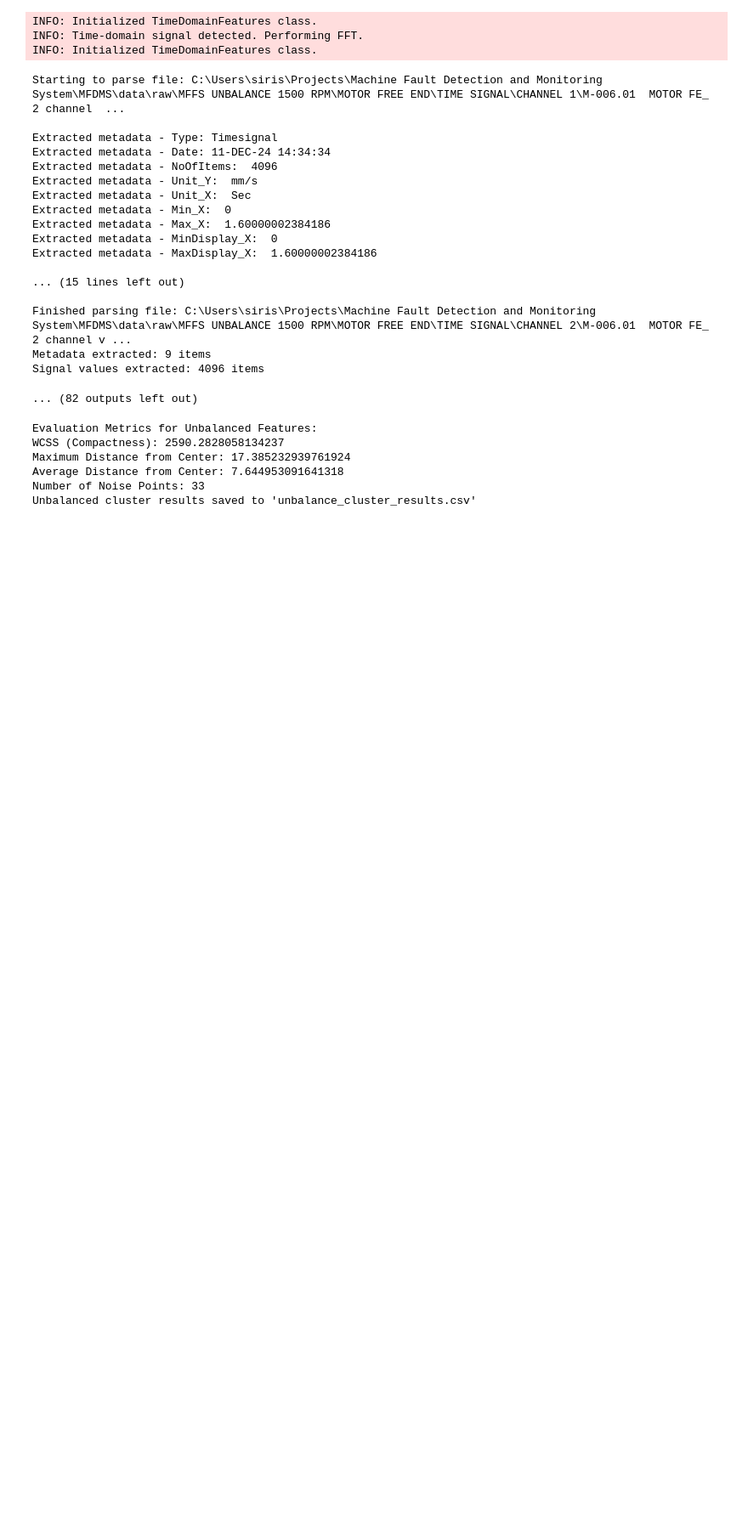
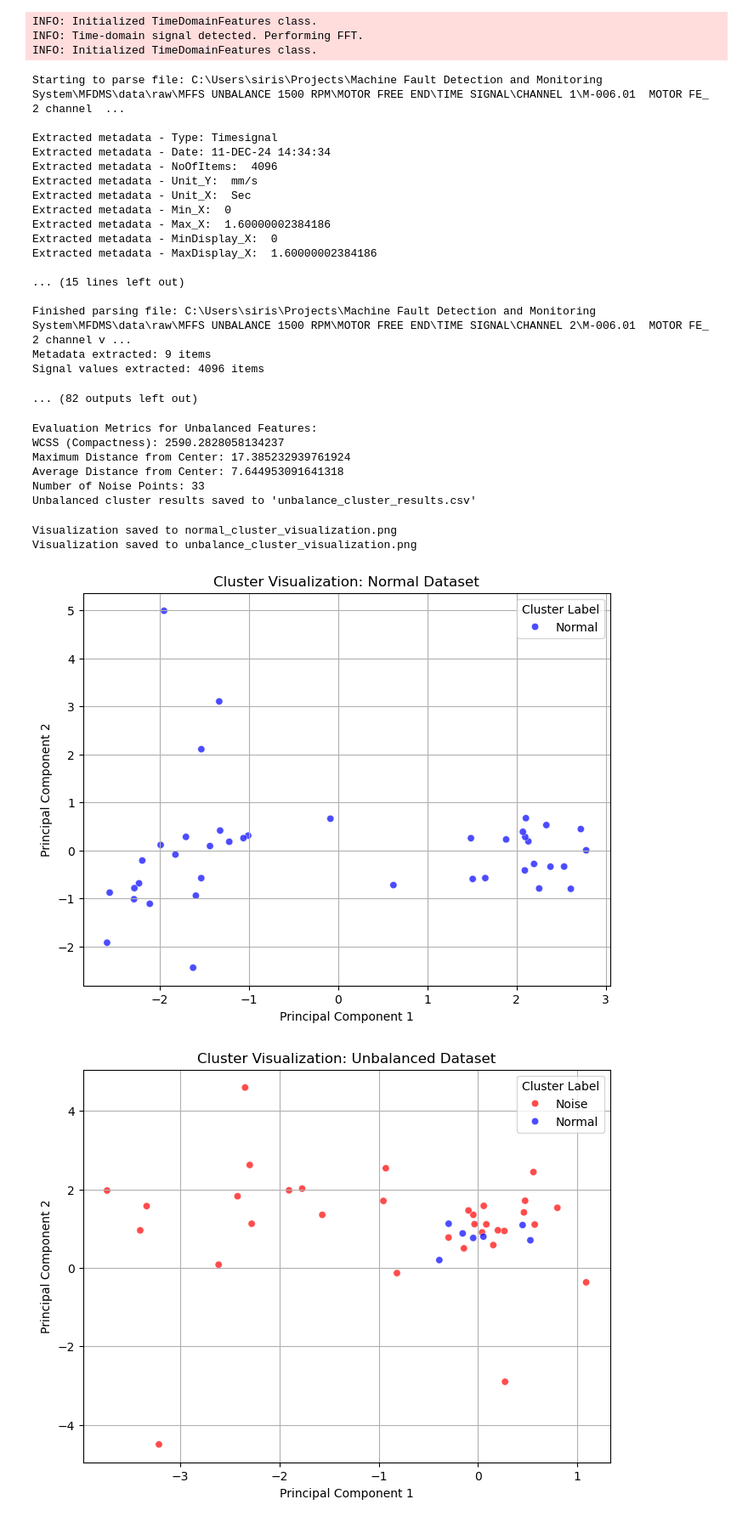
Before and after one commit to srihari-sirisipalli/MFSMD, a Jupyter notebook: notebooks/modeling/model.ipynb, the cells around one changed output. Shown at 85% size. Drawn from its saved outputs; the diff is of its cells as text; code cells hidden in the pictures; blank space fills up the shorter version.

Commit message:
cluster visualization is added

```diff
--- a/notebooks/modeling/model.ipynb
+++ b/notebooks/modeling/model.ipynb
@@ -1010,3 +1010,63 @@ Maximum Distance from Center: 17.385232939761924
 Average Distance from Center: 7.644953091641318
 Number of Noise Points: 33
 Unbalanced cluster results saved to 'unbalance_cluster_results.csv'
+# %%
+import matplotlib.pyplot as plt
+import seaborn as sns
+
+def visualize_clusters(data, labels, title, pca_model, save_path=None):
+    """
+    Visualizes the clusters using PCA-reduced data.
+    - data: The original high-dimensional dataset.
+    - labels: The predicted cluster labels ("Normal" or "Noise").
+    - title: Title for the plot.
+    - pca_model: Pre-trained PCA model for dimensionality reduction.
+    - save_path: Path to save the visualization (optional).
+    """
+    # Reduce to 2 components for visualization
+    reduced_data = pca_model.transform(data)[:, :2]
+    reduced_df = pd.DataFrame(reduced_data, columns=["PC1", "PC2"])
+    reduced_df["Cluster Label"] = labels
+
+    plt.figure(figsize=(8, 6))
+    sns.scatterplot(
+        x="PC1", y="PC2",
+        hue="Cluster Label",
+        data=reduced_df,
+        palette={"Normal": "blue", "Noise": "red"},
+        alpha=0.7
+    )
+    plt.title(title)
+    plt.xlabel("Principal Component 1")
+    plt.ylabel("Principal Component 2")
+    plt.legend(title="Cluster Label", loc="best")
+    plt.grid(True)
+
+    if save_path:
+        plt.savefig(save_path)
+        print(f"Visualization saved to {save_path}")
+    else:
+        plt.show()
+
+# Visualize Normal Dataset
+visualize_clusters(
+    data=normal_scaled_data,
+    labels=normal_labels,
+    title="Cluster Visualization: Normal Dataset",
+    pca_model=best_pca,
+    save_path="normal_cluster_visualization.png"
+)
+
+# Visualize Unbalanced Dataset
+visualize_clusters(
+    data=unbalance_scaled_data,
+    labels=unbalance_labels,
+    title="Cluster Visualization: Unbalanced Dataset",
+    pca_model=best_pca,
+    save_path="unbalance_cluster_visualization.png"
+)
+# %% [output]
+Visualization saved to normal_cluster_visualization.png
+Visualization saved to unbalance_cluster_visualization.png
+[figure, added]
+[figure, added]
```
Also changed, not shown: parts of 1 cell of this notebook, 4 other files.
